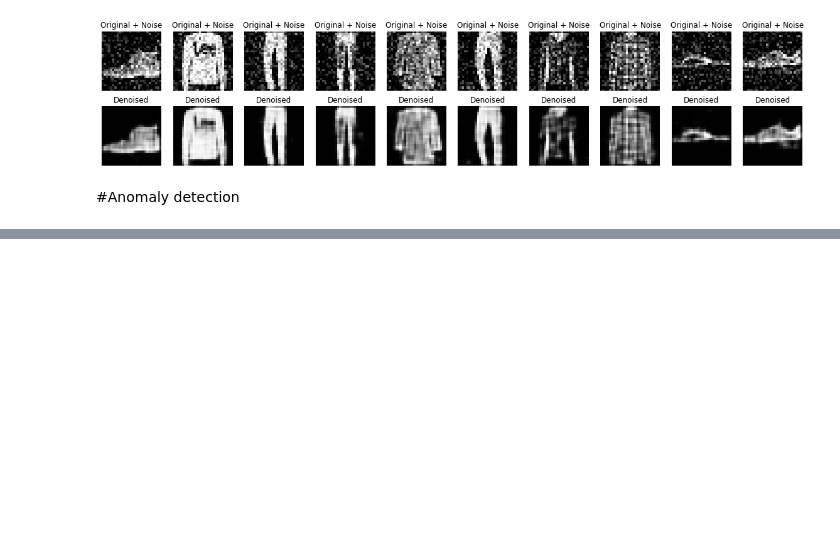
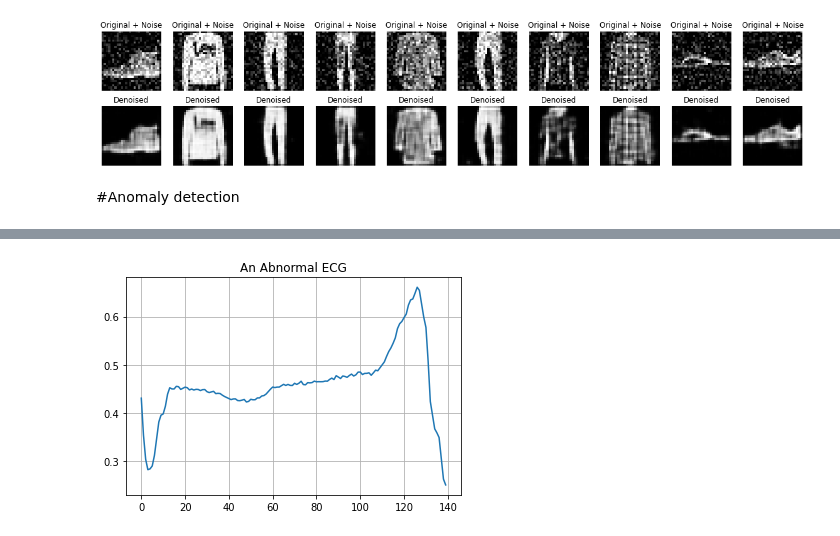
Before and after one commit to ArashDehghanyan/ml-and-vision-practices, a Jupyter notebook: autoencoder.ipynb, the cells around one changed output, grey strips where cells are left out. Saved outputs shown, nothing was run; the diff lists cells and outputs as text; code cells hidden in the pictures; blank space fills up the shorter version.

```diff
--- a/autoencoder.ipynb
+++ b/autoencoder.ipynb
@@ -267,0 +345,7 @@ plt.show()
+# %%
+plt.plot(np.arange(140), abnormal_train_data[0])
+plt.title("An Abnormal ECG")
+plt.grid()
+plt.show()
+# %% [output]
+[figure, added]
```
Also changed, not shown: parts of 18 cells of this notebook.
